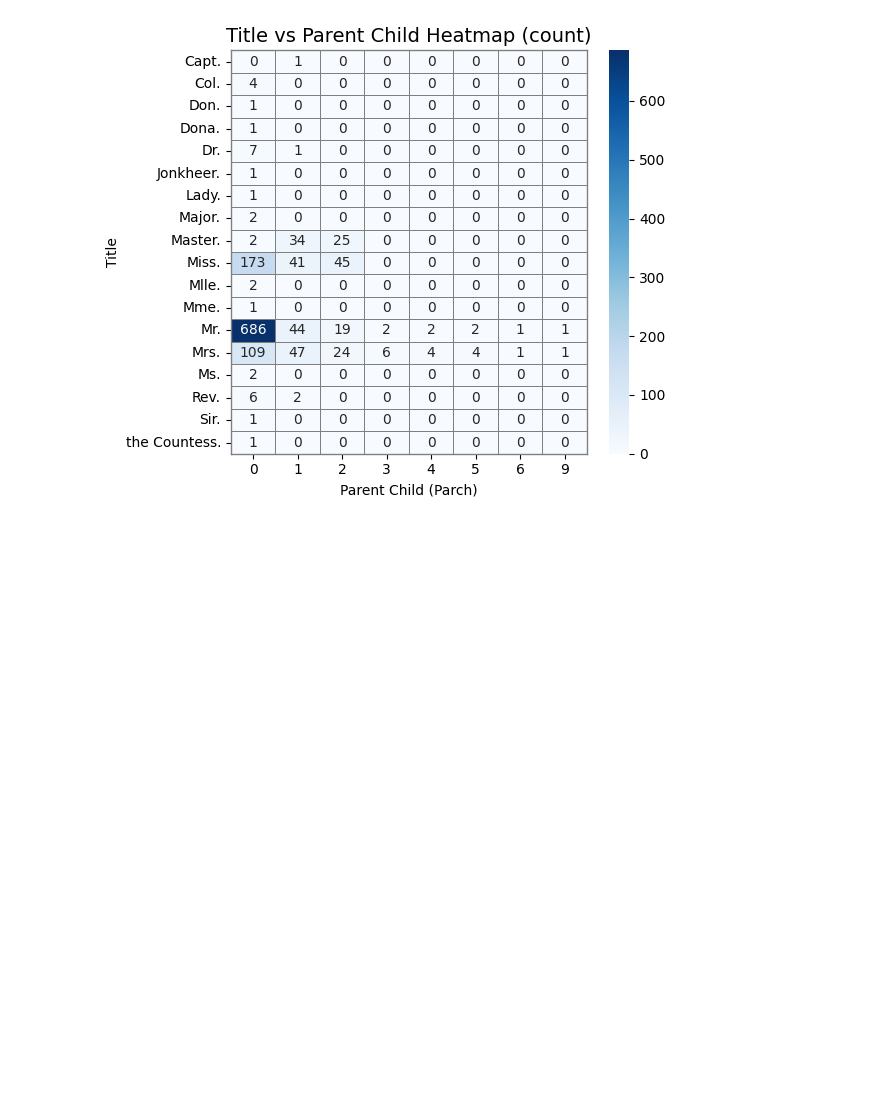
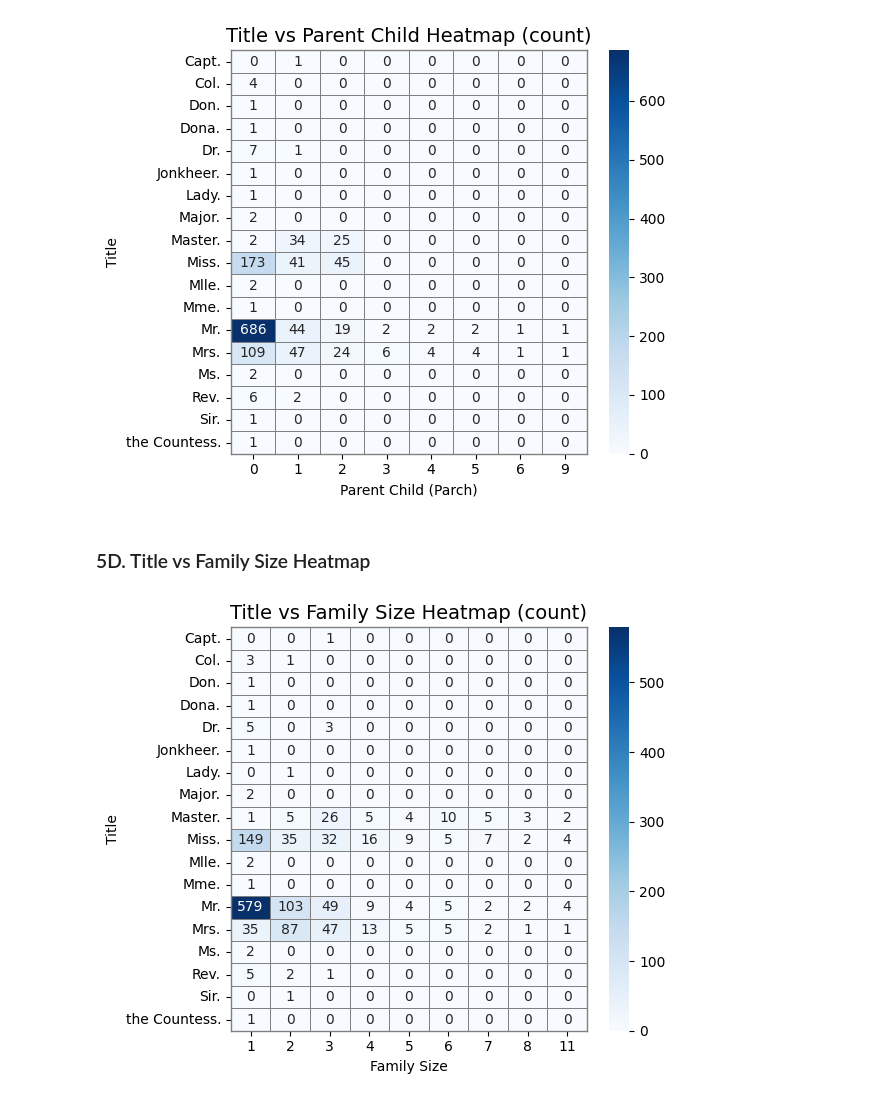
Before and after one commit to powernusa/titanic-eda, a Jupyter notebook: titanic_eda.ipynb, the cells around one changed output. Saved outputs shown, nothing was run; the diff lists cells and outputs as text; code cells hidden in the pictures; blank space fills up the shorter version.

Commit message:
feat: 5D. Title vs Family Size Heatmap

```diff
--- a/titanic_eda.ipynb
+++ b/titanic_eda.ipynb
@@ -847,3 +847,13 @@ plt,_,_ = sns_pivot_heatmap(df_crosstab,
                             title=title,xLabel=xlabel,yLabel=ylabel)
 # %% [output]
 [figure]
+# %% [markdown]
+### 5D. Title vs Family Size Heatmap
+# %%
+df_crosstab = pd.crosstab(all_df['Title'], all_df['Family Size'])
+title = "Title vs Family Size Heatmap (count)"
+xlabel , ylabel = "Family Size" , "Title"
+plt,_,_ = sns_pivot_heatmap(df_crosstab,
+                            title=title,xLabel=xlabel,yLabel=ylabel)
+# %% [output]
+[figure, added]
```
Also changed, not shown: parts of 2 cells of this notebook.
